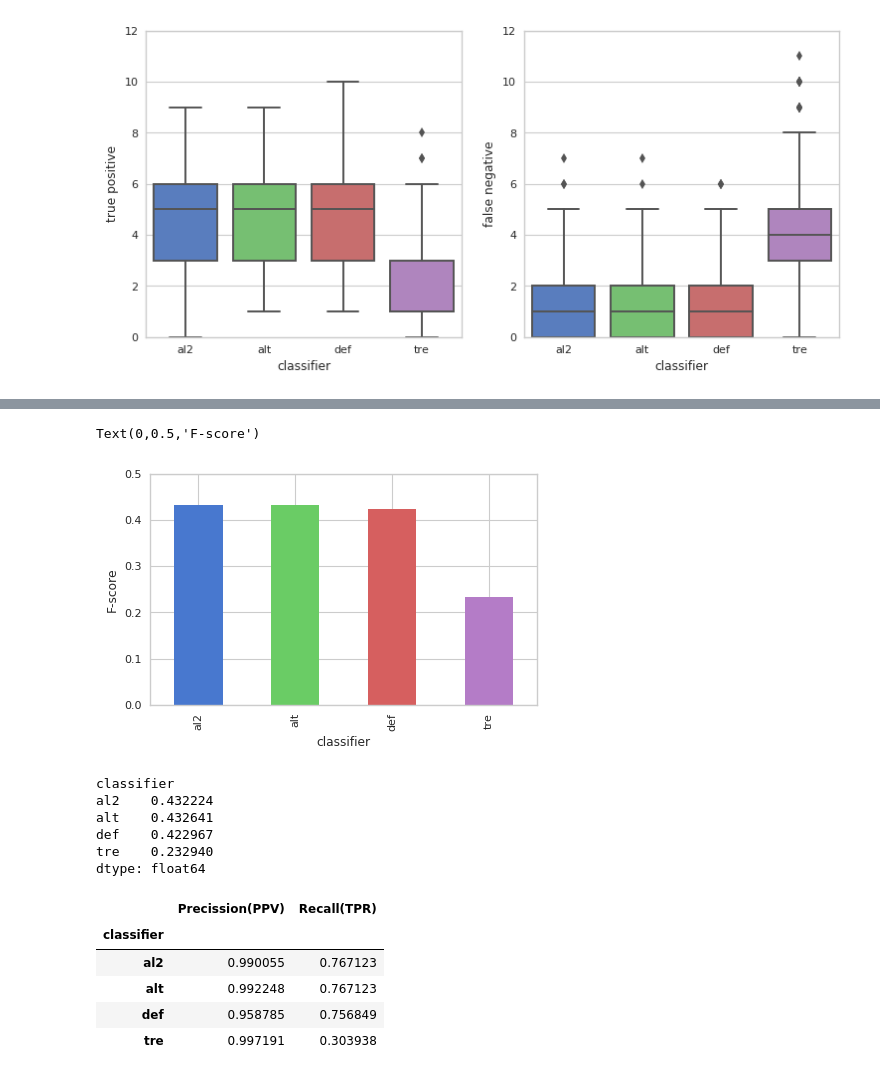
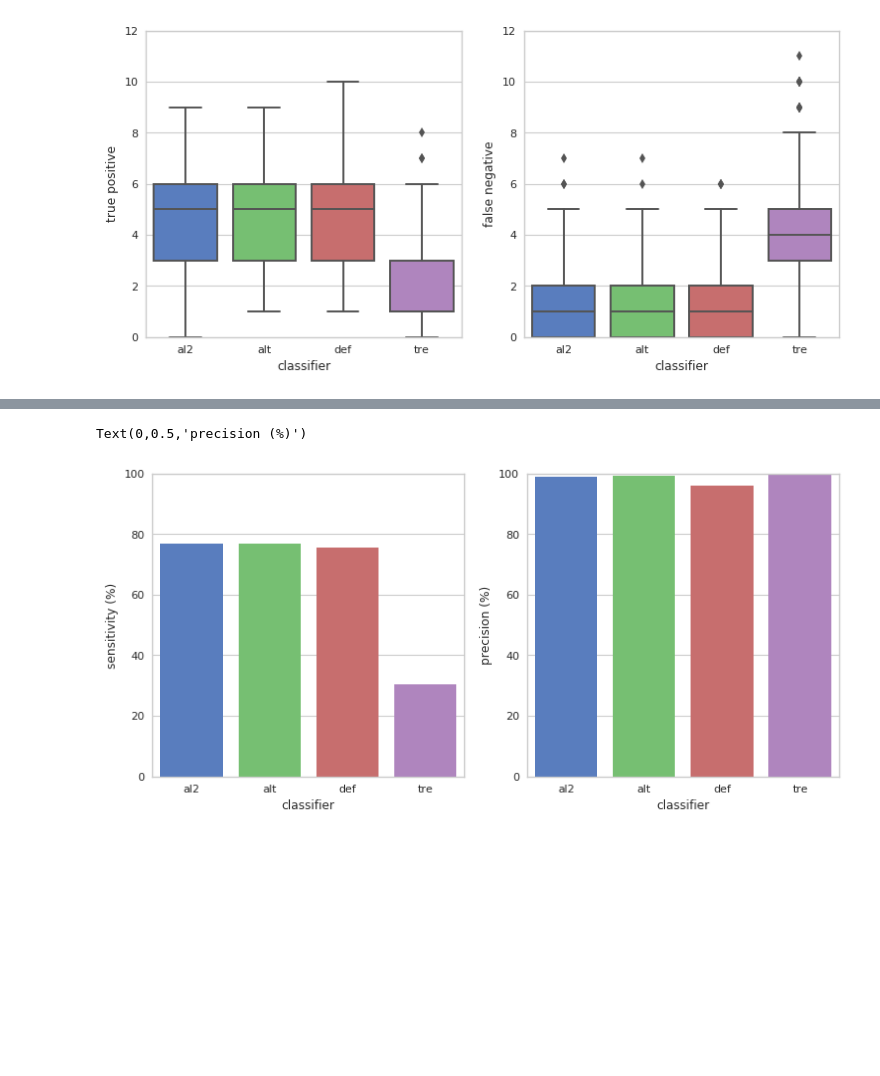
Before and after one commit to it-maranatha/classroom_dataset, a Jupyter notebook: IBAtS_quantitative_data_analysis.ipynb, the cells around one changed output, grey strips where cells are left out. Saved outputs shown, nothing was run; the diff lists cells and outputs as text; code cells hidden in the pictures; blank space fills up the shorter version.

```diff
--- a/IBAtS_quantitative_data_analysis.ipynb
+++ b/IBAtS_quantitative_data_analysis.ipynb
@@ -48,7 +48,7 @@ def get_TPR(df):
     grouped_df = df.groupby('classifier')
     TP = grouped_df['true_positive'].sum()
     FN = grouped_df['false_negative'].sum()
-    return TP / (TP + FN)
+    return TP / (TP + FN) * 100
 # %%
 def get_fscore(df):
     """
@@ -202,2 +196,2 @@ $F = 2 \times \frac{PPV \times TPR}{PPV + TPR}$
 # %%
-plot_df = pd.concat({'Precission': get_PPV(df), 'Recall': get_TPR(df)}, axis=1)
+plot_df = pd.concat({'PPV': get_PPV(df), 'TPR': get_TPR(df)}, axis=1)
@@ -220,34 +198,23 @@ Text(0,0.5,'precision and recall')
-# %%
-plot_df = get_fscore(df)
-# %%
-sns.set(color_codes=True)
-sns.set_palette(sns.color_palette("muted"))
-
-sns.set_style(style='whitegrid')
-sns.set_context(context='paper')
-
-ax = plot_df.plot(kind='bar', figsize=(5,3), ylim=(0,0.5))
-ax.set_ylabel("F-score")
-# %% [output]
-Text(0,0.5,'F-score')
-[figure, removed]
-# %%
-get_fscore(df)
-# %% [output]
-classifier
-al2    0.432224
-alt    0.432641
-def    0.422967
-tre    0.232940
-dtype: float64
-# %%
-plot_df = pd.concat({'Precission(PPV)': get_PPV(df), 'Recall(TPR)': get_TPR(df)}, axis=1)
-# %%
-plot_df
-# %% [output]
-|  | Precission(PPV) | Recall(TPR) |
-| classifier |  |  |
-| al2 | 0.990055 | 0.767123 |
-| alt | 0.992248 | 0.767123 |
-| def | 0.958785 | 0.756849 |
-| tre | 0.997191 | 0.303938 |
+# %%
+plt.figure(figsize=(9,4))
+
+sns.set(color_codes=True)
+sns.set_palette(sns.color_palette("muted"))
+
+sns.set_style(style='whitegrid')
+sns.set_context(context='paper')
+
+plt.subplot(121)
+b = sns.barplot(x=plot_df.index, y="TPR", data=plot_df)
+b.set_ylim((0, 100))
+b.set_xlabel("classifier")
+b.set_ylabel("sensitivity (%)")
+
+plt.subplot(122)
+b = sns.barplot(x=plot_df.index, y="PPV", data=plot_df)
+b.set_ylim((0, 100))
+b.set_xlabel("classifier")
+b.set_ylabel("precision (%)")
+# %% [output]
+Text(0,0.5,'precision (%)')
+[figure, added]
```
Also changed, not shown: parts of 4 cells of this notebook, 2 other files.
